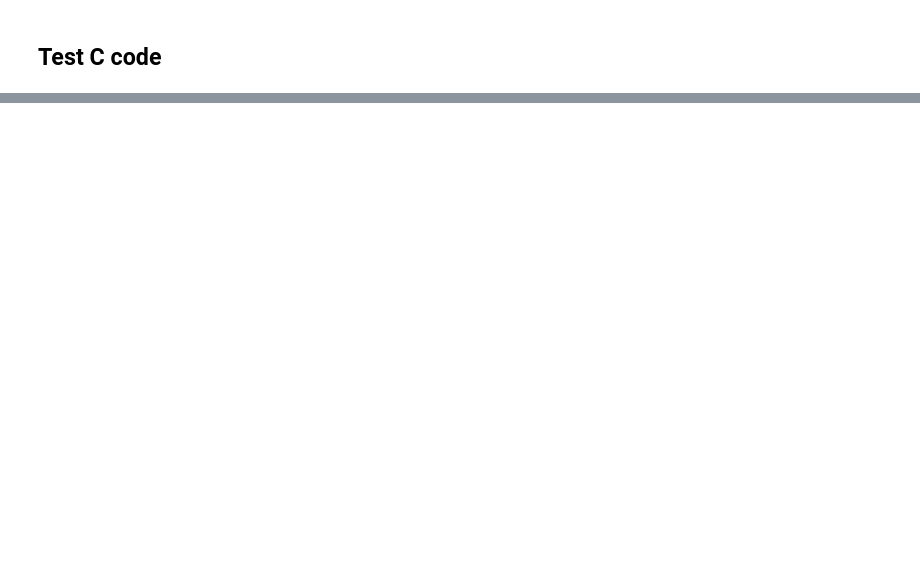
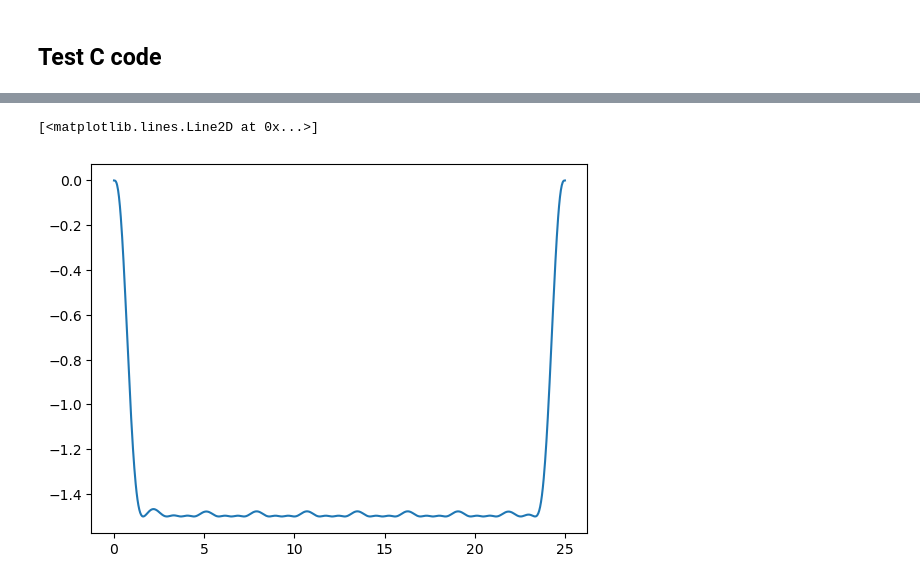
Before and after one commit to tudelft/optimal_quad_control_RL, a Jupyter notebook: Minimum Snap trajectories.ipynb, the cells around one changed output, grey strips where cells are left out. Cells and saved outputs as stored; diff of their text form; code cells hidden in the pictures; blank space fills up the shorter version.

```diff
--- a/Minimum Snap trajectories.ipynb
+++ b/Minimum Snap trajectories.ipynb
@@ -342,0 +453,5 @@ plt.show()
+# %%
+plt.plot(t_, z__)
+# %% [output]
+[<matplotlib.lines.Line2D at 0x...>]
+[figure, added]
```
Also changed, not shown: parts of 17 cells of this notebook, 5 other files.
